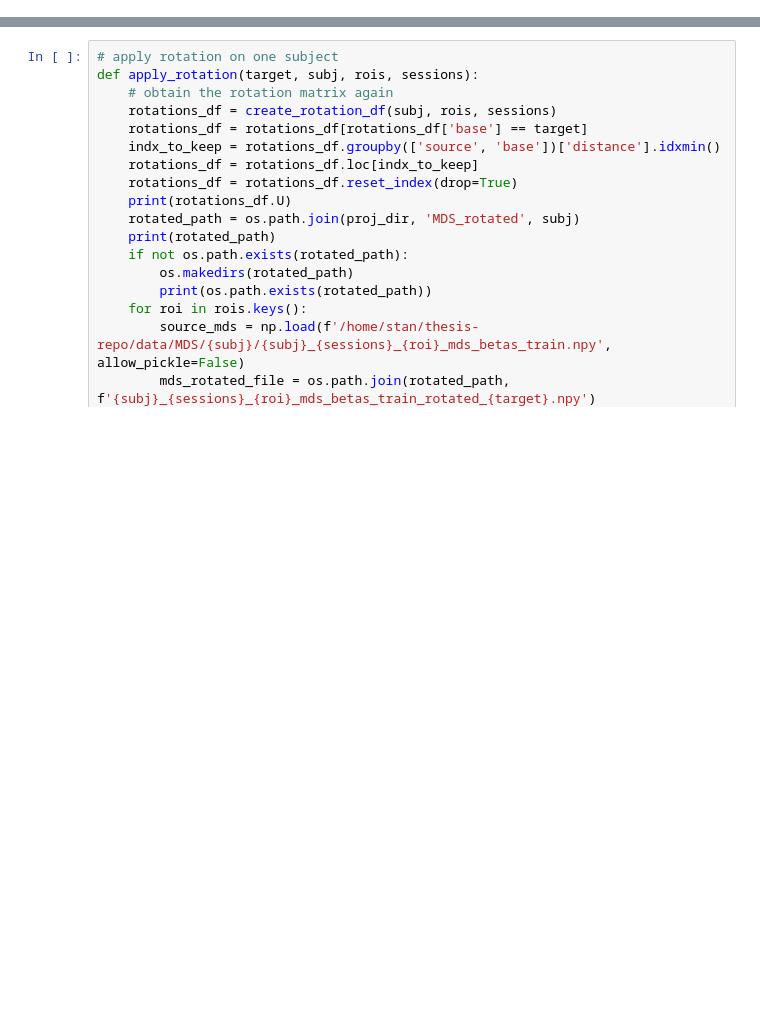
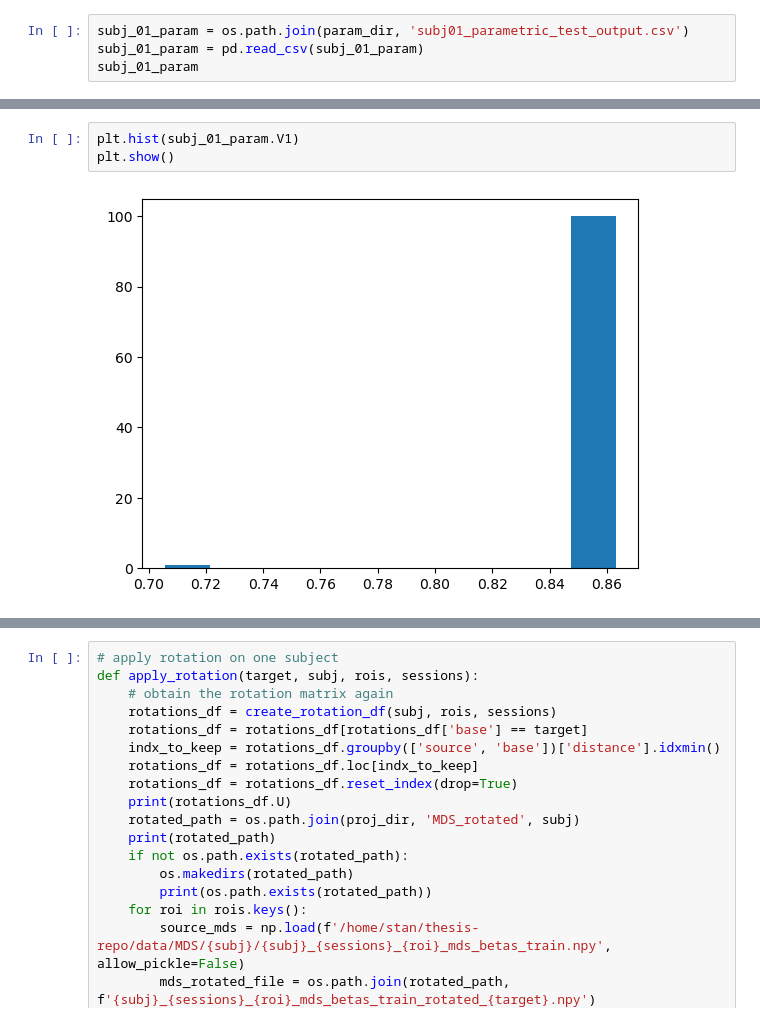
Before and after one commit to StanBgy/Thesis, a Jupyter notebook: src/flips.ipynb, the cells around one changed output, grey strips where cells are left out. Drawn from its saved outputs; the diff is of its cells as text; blank space fills up the shorter version.

```diff
--- a/src/flips.ipynb
+++ b/src/flips.ipynb
@@ -193,0 +114,4 @@ Name: distance, dtype: float64
+# %%
+subj_01_param = os.path.join(param_dir, 'subj01_parametric_test_output.csv')
+subj_01_param = pd.read_csv(subj_01_param)
+subj_01_param
@@ -193,0 +132,5 @@ Name: distance, dtype: float64
+# %%
+plt.hist(subj_01_param.V1)
+plt.show()
+# %% [output]
+[figure, added]
```
Also changed, not shown: parts of 30 cells of this notebook, 30 other files.
